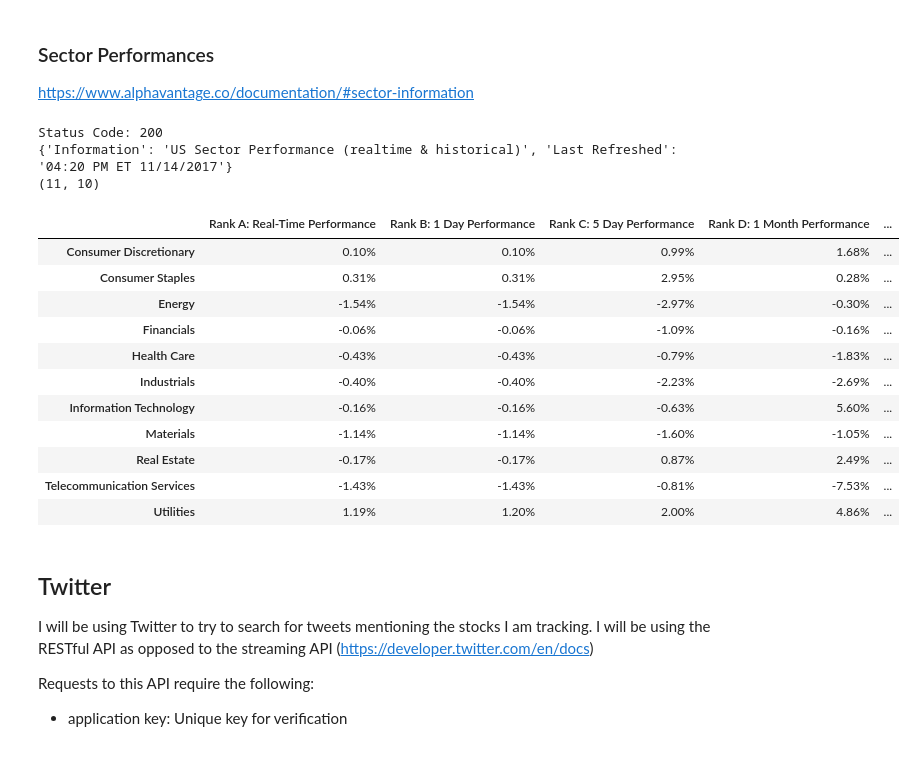
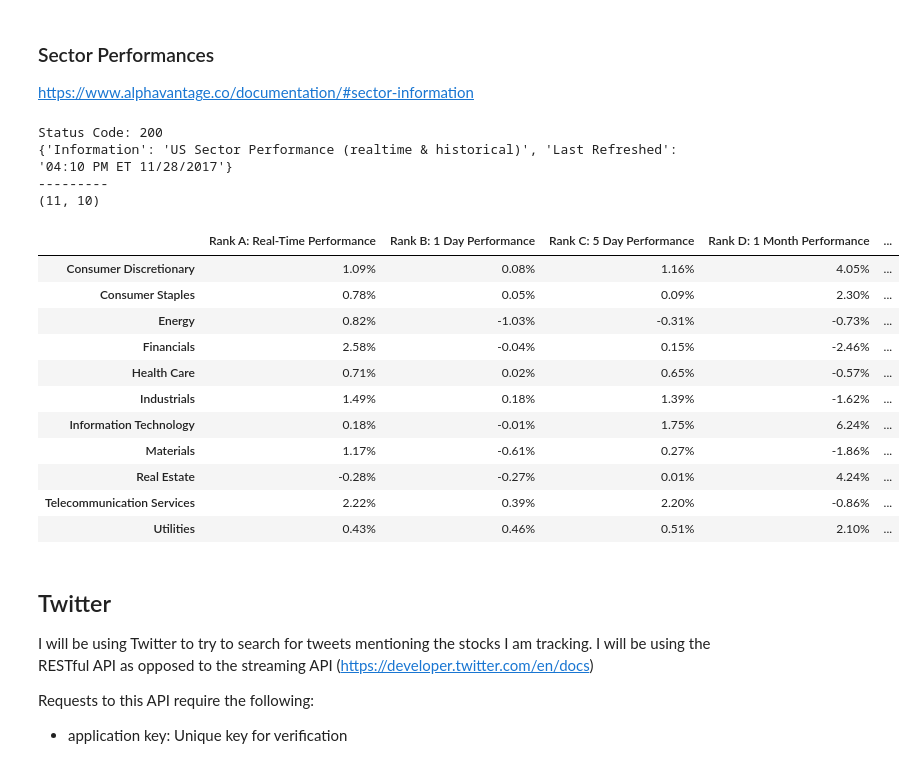
Before and after one commit to lcm98/GA_Capstone, a Jupyter notebook: data_gathering/DataGathering.ipynb, the cells around one changed output. Drawn from its saved outputs; the diff is of its cells as text; code cells hidden in the pictures.

```diff
--- a/DataGathering.ipynb
+++ b/data_gathering/DataGathering.ipynb
@@ -344,29 +402,30 @@ https://www.alphavantage.co/documentation/#sector-information
 # %%
 av_qparams = {
     'apikey': av_key,
     'function': 'SECTOR'
     }
 res = requests.get(av_base_url, av_qparams)
 print("Status Code:", res.status_code)
 res_dict = res.json()
-print(res_dict['Meta Data'])
-res_dict.pop('Meta Data')
+print(res_dict.pop('Meta Data'))
+print('---------')
 sectors = pd.DataFrame.from_dict(res_dict)
 print(sectors.shape)
 sectors
 # %% [output]
 Status Code: 200
-{'Information': 'US Sector Performance (realtime & historical)', 'Last Refreshed': '04:20 PM ET 11/14/2017'}
+{'Information': 'US Sector Performance (realtime & historical)', 'Last Refreshed': '04:10 PM ET 11/28/2017'}
+---------
 (11, 10)
 |  | Rank A: Real-Time Performance | Rank B: 1 Day Performance | Rank C: 5 Day Performance | Rank D: 1 Month Performance | ... |
-| Consumer Discretionary | 0.10% | 0.10% | 0.99% | 1.68% | ... |
-| Consumer Staples | 0.31% | 0.31% | 2.95% | 0.28% | ... |
-| Energy | -1.54% | -1.54% | -2.97% | -0.30% | ... |
-| Financials | -0.06% | -0.06% | -1.09% | -0.16% | ... |
-| Health Care | -0.43% | -0.43% | -0.79% | -1.83% | ... |
-| Industrials | -0.40% | -0.40% | -2.23% | -2.69% | ... |
-| Information Technology | -0.16% | -0.16% | -0.63% | 5.60% | ... |
-| Materials | -1.14% | -1.14% | -1.60% | -1.05% | ... |
-| Real Estate | -0.17% | -0.17% | 0.87% | 2.49% | ... |
-| Telecommunication Services | -1.43% | -1.43% | -0.81% | -7.53% | ... |
-| Utilities | 1.19% | 1.20% | 2.00% | 4.86% | ... |
+| Consumer Discretionary | 1.09% | 0.08% | 1.16% | 4.05% | ... |
+| Consumer Staples | 0.78% | 0.05% | 0.09% | 2.30% | ... |
+| Energy | 0.82% | -1.03% | -0.31% | -0.73% | ... |
+| Financials | 2.58% | -0.04% | 0.15% | -2.46% | ... |
+| Health Care | 0.71% | 0.02% | 0.65% | -0.57% | ... |
+| Industrials | 1.49% | 0.18% | 1.39% | -1.62% | ... |
+| Information Technology | 0.18% | -0.01% | 1.75% | 6.24% | ... |
+| Materials | 1.17% | -0.61% | 0.27% | -1.86% | ... |
+| Real Estate | -0.28% | -0.27% | 0.01% | 4.24% | ... |
+| Telecommunication Services | 2.22% | 0.39% | 2.20% | -0.86% | ... |
+| Utilities | 0.43% | 0.46% | 0.51% | 2.10% | ... |
```
Also changed, not shown: parts of 19 cells of this notebook, 13 other files.
